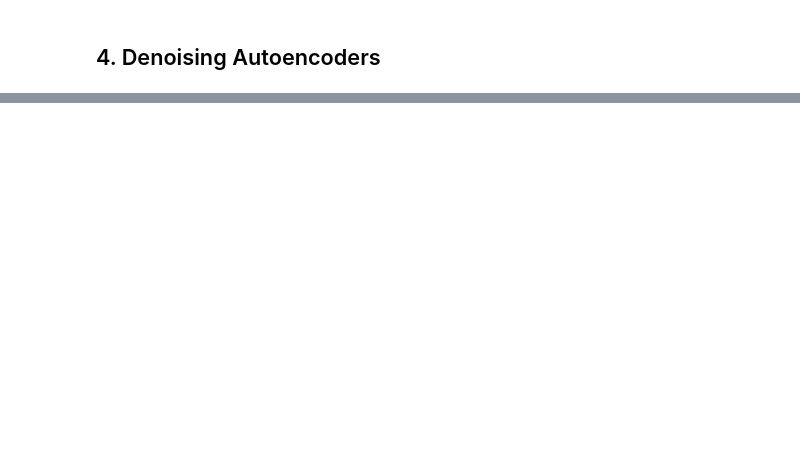
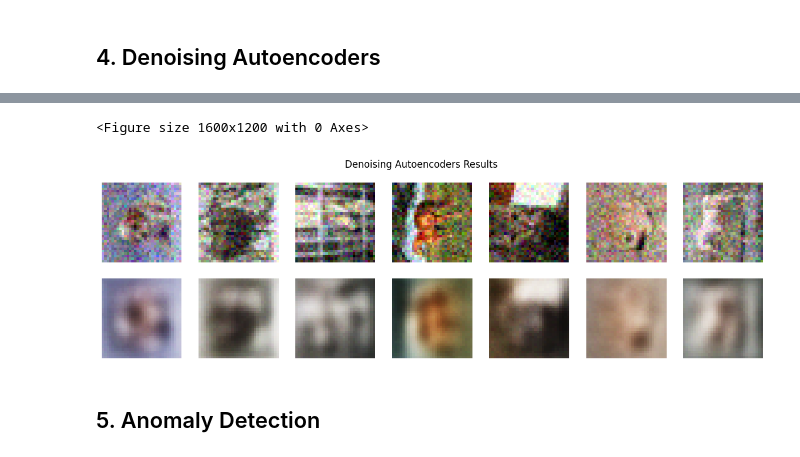
Before and after one commit to JHermosillaD/Autoencoders, a Jupyter notebook: Autoencoder.ipynb, the cells around one changed output, grey strips where cells are left out. Cells and saved outputs as stored; diff of their text form; code cells hidden in the pictures; blank space fills up the shorter version.

```diff
--- a/Autoencoder.ipynb
+++ b/Autoencoder.ipynb
@@ -318,0 +327,6 @@ plt.show()
+# %%
+# Additional hyperparameters
+noise = 0.1
+# %%
+denoising_model = Autoencoder(input_dimension_, laten_dimension_)
+denoising_model.to(dev)
@@ -318,0 +360,19 @@ plt.show()
+# %%
+for epoch in range(num_epochs_):
+    denoising_model.train()
+    train_loss = 0.0
+    for images, _ in train_loader:
+        images_noisy = images + noise * torch.randn(images.shape)
+        images_noisy = np.clip(images_noisy, 0., 1.)
+        images_noisy = images_noisy.to(dev)
+        denoising_optimizer.zero_grad()
+        outputs = denoising_model(images_noisy)
+        flat_images = images_noisy.view(images_noisy.size(0), -1)
+        loss = denoising_criterion(outputs,flat_images)
+        with torch.no_grad():
+          train_loss += loss.item()
+        denoising_optimizer.zero_grad()
+        loss.backward()
+        denoising_optimizer.step()
+    train_loss /= len(train_loader)
+    print(f"Epoch [{epoch+1}/{num_epochs_}], Loss: {train_loss:.4f}")
@@ -318,0 +395,24 @@ plt.show()
+# %%
+with torch.no_grad():
+    for data_c, _ in train_loader:
+        data_c = data_c + noise * torch.randn(data_c.shape)
+        data_c = np.clip(data_c, 0., 1.)
+        data_c = data_c.to(dev)
+        denoising_recon = denoising_model(data_c)
+        break
+denoising_recon1 = denoising_recon.view(64, 3, 32, 32)
+# %%
+plt.figure(dpi=250)
+fig, ax = plt.subplots(2, 7, figsize=(15, 4))
+fig.suptitle('Denoising Autoencoders Results')
+for i in range(7):
+    ax[0, i].imshow(data_c[i].cpu().numpy().T)
+    ax[1, i].imshow(denoising_recon1[i].cpu().numpy().T)
+    ax[0, i].axis('OFF')
+    ax[1, i].axis('OFF')
+plt.show()
+# %% [output]
+<Figure size 1600x1200 with 0 Axes>
+[figure, added]
+# %% [markdown]
+## 5. Anomaly Detection
```
Also changed, not shown: parts of 18 cells of this notebook.
